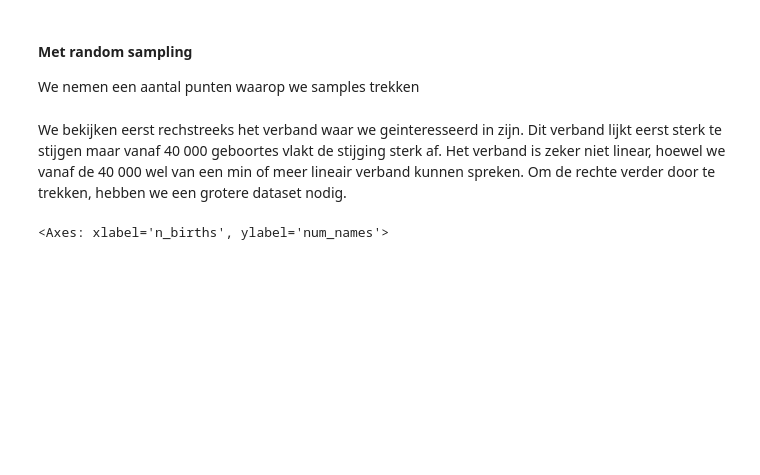
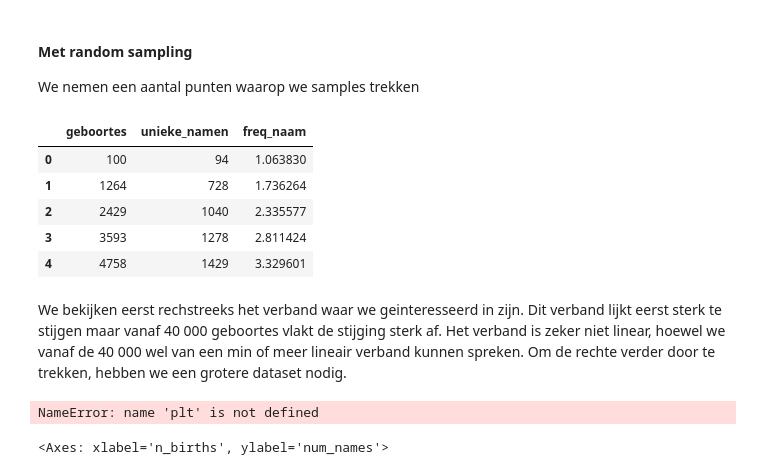
Before and after one commit to karenlauwers/syntra_ds_examen, a Jupyter notebook: notebooks/opgave.ipynb, the cells around one changed output. Drawn from its saved outputs; the diff is of its cells as text; code cells hidden in the pictures; blank space fills up the shorter version.

```diff
--- a/notebooks/opgave.ipynb
+++ b/notebooks/opgave.ipynb
@@ -1328,8 +1452,44 @@ Onderbouw je antwoord met minstens één visualisatie en bijkomende analyse waar
 #### Met random sampling
 
 We nemen een aantal punten waarop we samples trekken
+# %%
+# Random sampling: trek steeds grotere steekproeven en tel unieke namen
+from tqdm import tqdm
+
+rng = np.random.default_rng(42) # de random number generator - de machine die de random picking gaat doen
+all_names = df_births_clean[COL_NAAM].values
+n_total = len(all_names)
+
+# 100 sample sizes
+sample_sizes = np.linspace(100, n_total, 100, dtype=int) # bepaal het aantal steekproven (100) en hoeveel er in elke steekproef gaat, gelijkmatig gespreid, dan bv. 1400, dan 2700 en zo tot je er 100 hebt - dus je krijgt hier een lijst met 100 getallen
+
+results = []
+for n in tqdm(sample_sizes):
+    sample = rng.choice(all_names, size=n, replace=False) # hier workt elke sample gemaakt - dus n namen opgepikt
+    num_names = len(np.unique(sample)) # hoeveel unieke namen zijn er in de sample
+    results.append({"geboortes": n, "unieke_namen": num_names}) # zet die 2 gegevens als een dict in de lijst results
+
+df_samples = pd.DataFrame(results) # maak een df van de results ; heeft 3 kolommen geboortes, unieke_namen en freq_naam
+df_samples["freq_naam"] = df_samples["geboortes"] / df_samples["unieke_namen"] # bereken de gemiddelde frequentie van elke unieke naam
+# %% [output]
+|  | geboortes | unieke_namen | freq_naam |
+| 0 | 100 | 94 | 1.063830 |
+| 1 | 1264 | 728 | 1.736264 |
+| 2 | 2429 | 1040 | 2.335577 |
+| 3 | 3593 | 1278 | 2.811424 |
+| 4 | 4758 | 1429 | 3.329601 |
 # %% [markdown]
 We bekijken eerst rechstreeks het verband waar we geinteresseerd in zijn. Dit verband lijkt eerst sterk te stijgen maar vanaf 40 000 geboortes vlakt de stijging sterk af. Het verband is zeker niet linear, hoewel we vanaf de 40 000 wel van een min of meer lineair verband kunnen spreken. Om de rechte verder door te trekken, hebben we een grotere dataset nodig.
+# %%
+# Verband n_births vs num_names (sublineair)
+fig, ax = plt.subplots(figsize=(10, 6))
+ax.scatter(df_samples["n_births"], df_samples["num_names"])
+ax.set_xlabel("n_births")
+ax.set_ylabel("num_names")
+ax.set_title("Aantal unieke namen vs. aantal geboortes (random sampling)")
+plt.show()
+# %% [output]
+NameError: name 'plt' is not defined
 # %%
 # %% [output]
 <Axes: xlabel='n_births', ylabel='num_names'>
```
Also changed, not shown: parts of 19 cells of this notebook.
